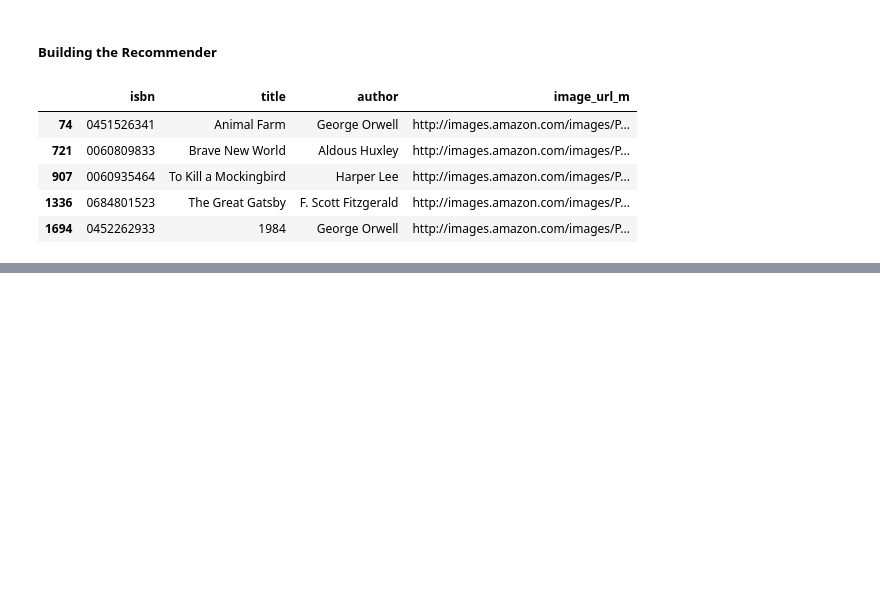
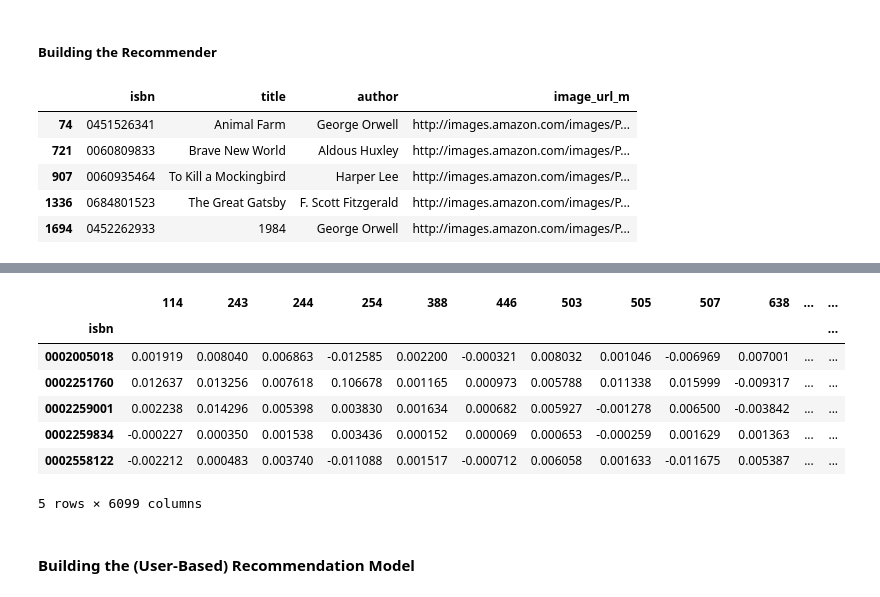
Before and after one commit to DharmeshRV/Book-Recommendation-System, a Jupyter notebook: Book_Recommendation_System.ipynb, the cells around one changed output, grey strips where cells are left out. Saved outputs shown, nothing was run; the diff lists cells and outputs as text; code cells hidden in the pictures; blank space fills up the shorter version.

Commit message:
Sixth Commit - Recommendation Systems Implementation : Model-Based

```diff
--- a/Book_Recommendation_System.ipynb
+++ b/Book_Recommendation_System.ipynb
@@ -879,0 +981,4 @@ recommend('The Catcher in the Rye')
+# %%
+#Storing the User-IDs in a list
+user_ids = list(users_books_pivot_matrix_df.index)
+user_ids[:10]
@@ -879,0 +989,9 @@ recommend('The Catcher in the Rye')
+# %%
+# The number of factors to factor the user-item matrix.
+NUMBER_OF_FACTORS_MF = 15
+
+#Performs matrix factorization of the original user item matrix
+U, sigma, Vt = svds(ratings_matrix, k = NUMBER_OF_FACTORS_MF)
+# %%
+#converting sigma to a diagonal matrix
+sigma = np.diag(sigma)
@@ -879,0 +1011,4 @@ recommend('The Catcher in the Rye')
+# %%
+# Rating matrix reconstruction using the matrices obtained after factorizing
+predicted_ratings_matrix = np.dot(np.dot(U, sigma), Vt)
+predicted_ratings_matrix
@@ -879,0 +1029,15 @@ recommend('The Catcher in the Rye')
+# %%
+# Converting the reconstructed matrix back to a Pandas dataframe
+predicted_ratings_df = pd.DataFrame(predicted_ratings_matrix , columns = users_books_pivot_matrix_df.columns, index=user_ids).transpose()
+predicted_ratings_df.head()
+# %% [output]
+|  | 114 | 243 | 244 | 254 | 388 | 446 | 503 | 505 | 507 | 638 | ... | ... |
+| isbn |  |  |  |  |  |  |  |  |  |  |  | ... |
+| 0002005018 | 0.001919 | 0.008040 | 0.006863 | -0.012585 | 0.002200 | -0.000321 | 0.008032 | 0.001046 | -0.006969 | 0.007001 | ... | ... |
+| 0002251760 | 0.012637 | 0.013256 | 0.007618 | 0.106678 | 0.001165 | 0.000973 | 0.005788 | 0.011338 | 0.015999 | -0.009317 | ... | ... |
+| 0002259001 | 0.002238 | 0.014296 | 0.005398 | 0.003830 | 0.001634 | 0.000682 | 0.005927 | -0.001278 | 0.006500 | -0.003842 | ... | ... |
+| 0002259834 | -0.000227 | 0.000350 | 0.001538 | 0.003436 | 0.000152 | 0.000069 | 0.000653 | -0.000259 | 0.001629 | 0.001363 | ... | ... |
+| 0002558122 | -0.002212 | 0.000483 | 0.003740 | -0.011088 | 0.001517 | -0.000712 | 0.006058 | 0.001633 | -0.011675 | 0.005387 | ... | ... |
+5 rows × 6099 columns
+# %% [markdown]
+#### **Building the (User-Based) Recommendation Model**
```
Also changed, not shown: parts of 26 cells of this notebook.
